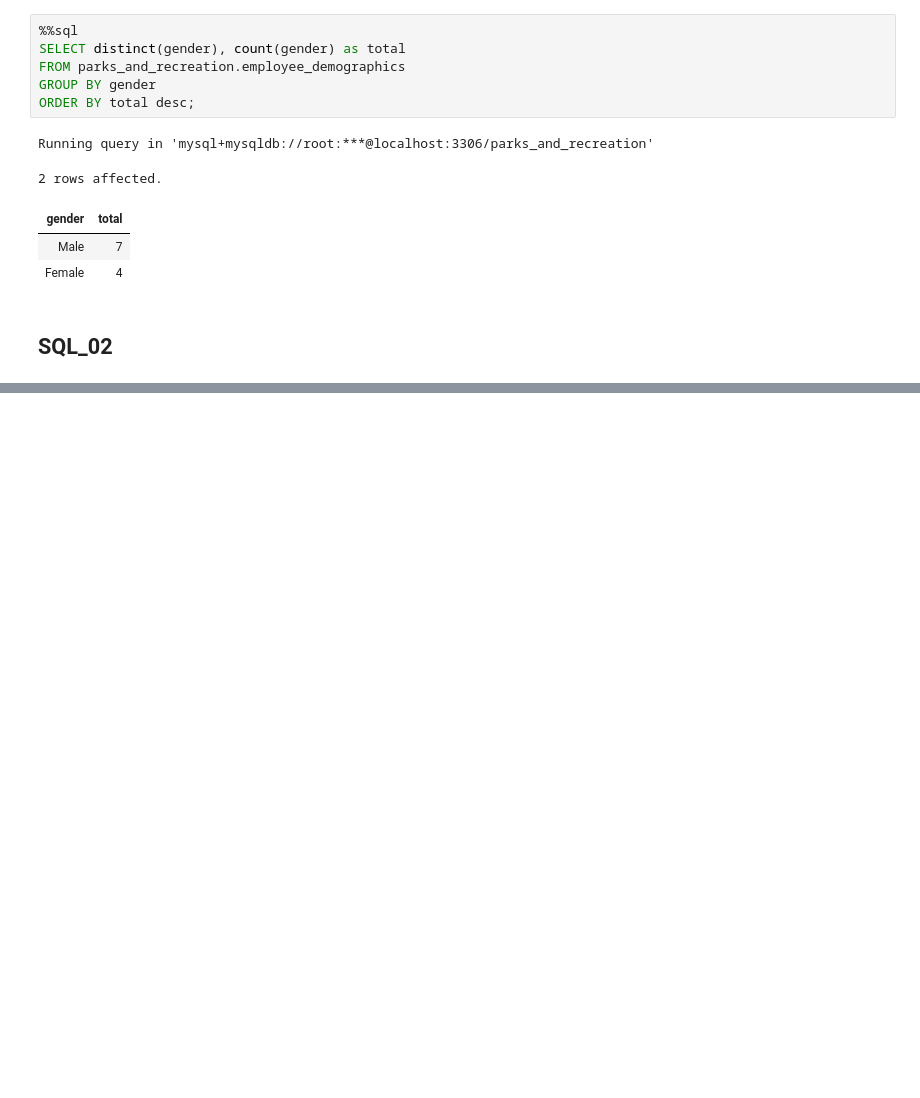
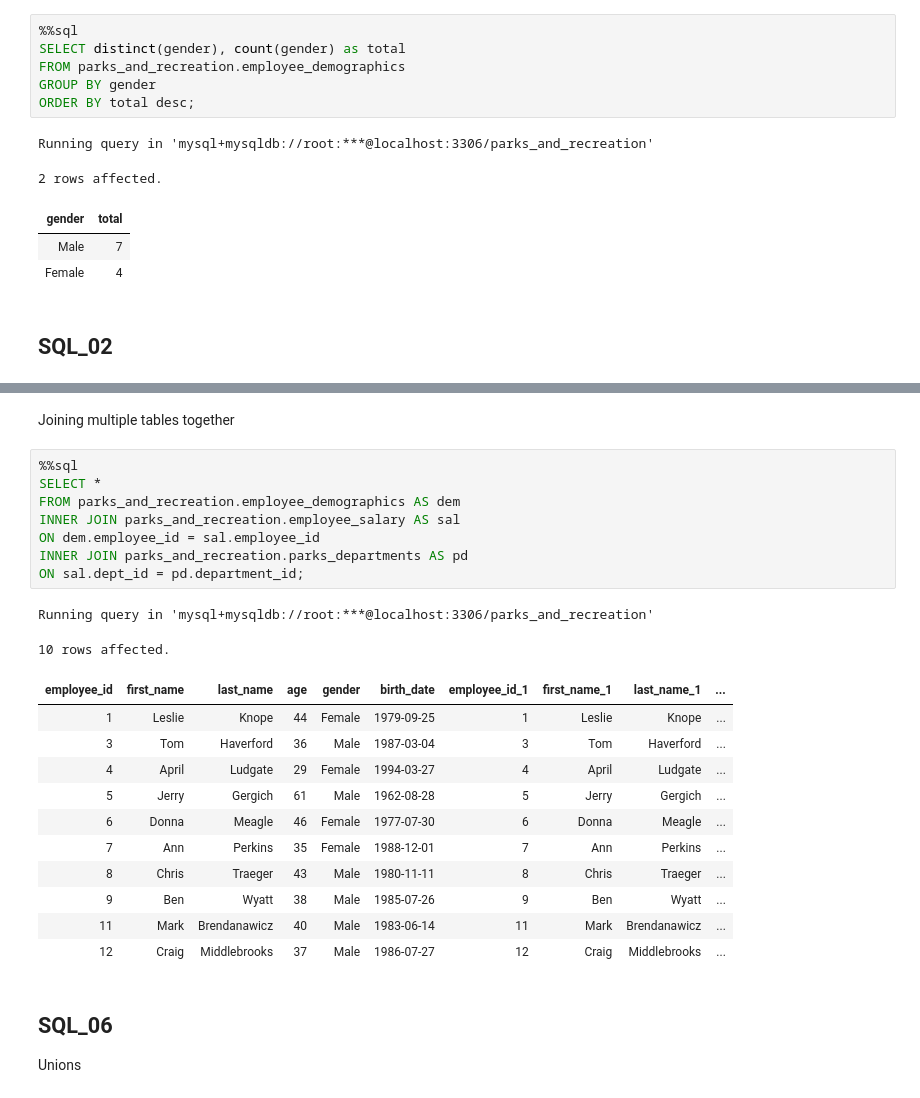
Before and after one commit to taquero-programador/DAB, a Jupyter notebook: DB/SQL.ipynb, the cells around one changed output, grey strips where cells are left out. Drawn from its saved outputs; the diff is of its cells as text; blank space fills up the shorter version.

```diff
--- a/DB/SQL.ipynb
+++ b/DB/SQL.ipynb
@@ -121,0 +837,27 @@ Running query in 'mysql+mysqldb://root:***@localhost:3306/parks_and_recreation'
+# %% [markdown]
+Joining multiple tables together
+# %%
+%%sql
+SELECT *
+FROM parks_and_recreation.employee_demographics AS dem
+INNER JOIN parks_and_recreation.employee_salary AS sal
+ON dem.employee_id = sal.employee_id
+INNER JOIN parks_and_recreation.parks_departments AS pd
+ON sal.dept_id = pd.department_id;
+# %% [output]
+Running query in 'mysql+mysqldb://root:***@localhost:3306/parks_and_recreation'
+10 rows affected.
+| employee_id | first_name | last_name | age | gender | birth_date | employee_id_1 | first_name_1 | last_name_1 | ... |
+| 1 | Leslie | Knope | 44 | Female | 1979-09-25 | 1 | Leslie | Knope | ... |
+| 3 | Tom | Haverford | 36 | Male | 1987-03-04 | 3 | Tom | Haverford | ... |
+| 4 | April | Ludgate | 29 | Female | 1994-03-27 | 4 | April | Ludgate | ... |
+| 5 | Jerry | Gergich | 61 | Male | 1962-08-28 | 5 | Jerry | Gergich | ... |
+| 6 | Donna | Meagle | 46 | Female | 1977-07-30 | 6 | Donna | Meagle | ... |
+| 7 | Ann | Perkins | 35 | Female | 1988-12-01 | 7 | Ann | Perkins | ... |
+| 8 | Chris | Traeger | 43 | Male | 1980-11-11 | 8 | Chris | Traeger | ... |
+| 9 | Ben | Wyatt | 38 | Male | 1985-07-26 | 9 | Ben | Wyatt | ... |
+| 11 | Mark | Brendanawicz | 40 | Male | 1983-06-14 | 11 | Mark | Brendanawicz | ... |
+| 12 | Craig | Middlebrooks | 37 | Male | 1986-07-27 | 12 | Craig | Middlebrooks | ... |
+# %% [markdown]
+## SQL_06
+Unions
```
Also changed, not shown: parts of 60 cells of this notebook, 1 other file.
